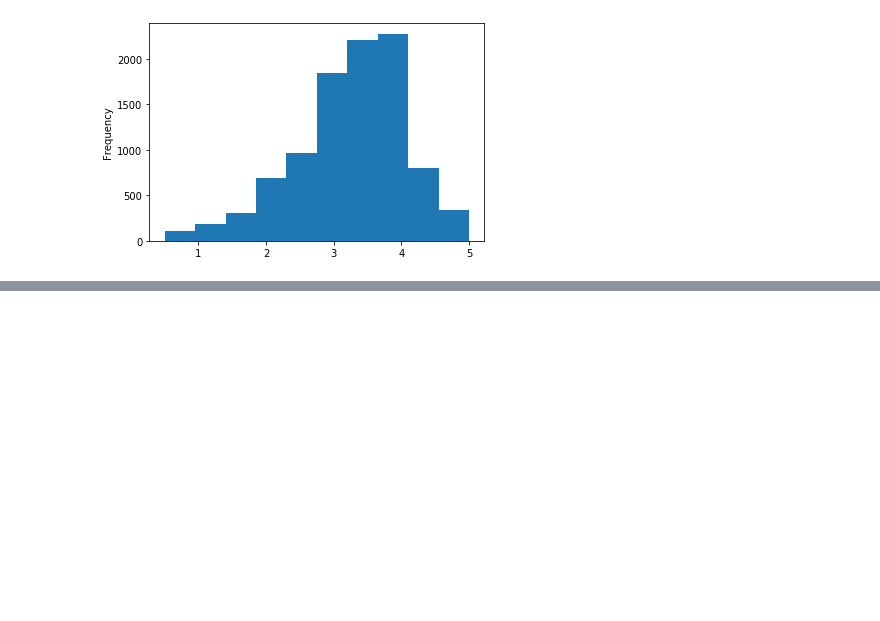
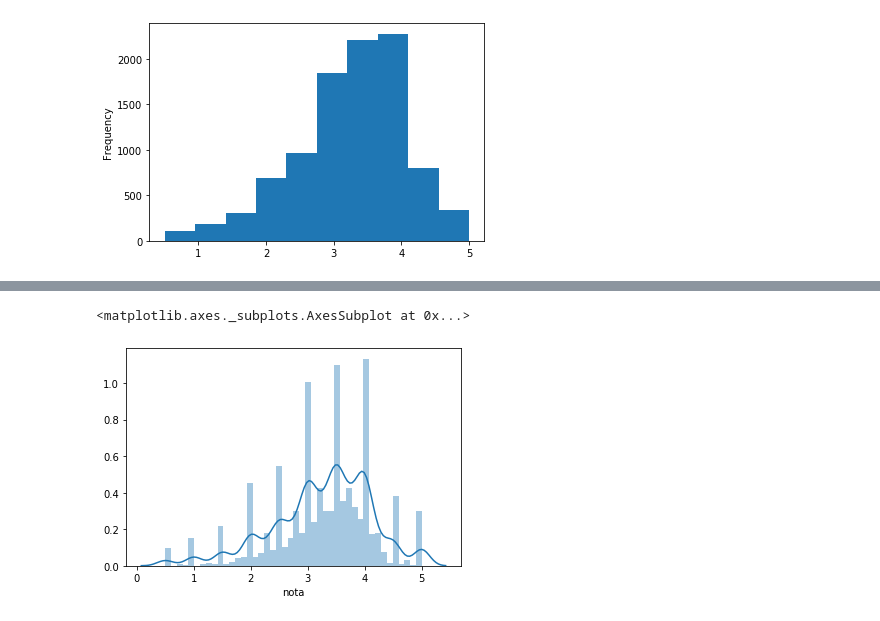
Before and after one commit to awsantos/datascience, a Jupyter notebook: Copy_of_Introdução_a_Data_Science.ipynb, the cells around one changed output, grey strips where cells are left out. Saved outputs shown, nothing was run; the diff lists cells and outputs as text; code cells hidden in the pictures; blank space fills up the shorter version.

```diff
--- a/Copy_of_Introdução_a_Data_Science.ipynb
+++ b/Copy_of_Introdução_a_Data_Science.ipynb
@@ -145,0 +163,5 @@ medias_por_filme.plot(kind='hist')
+# %%
+sns.distplot(medias_por_filme)
+# %% [output]
+<matplotlib.axes._subplots.AxesSubplot at 0x...>
+[figure, added]
```
Also changed, not shown: parts of 2 cells of this notebook.
